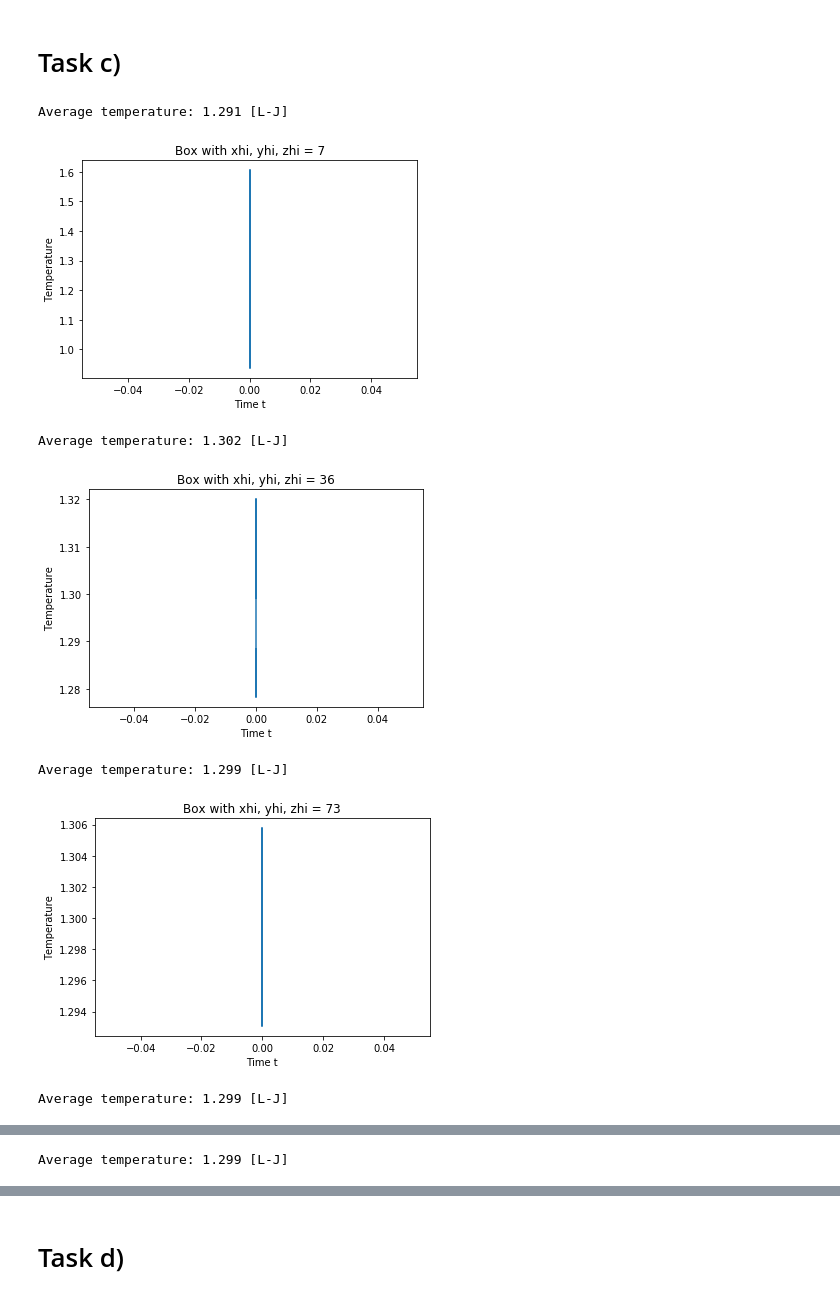
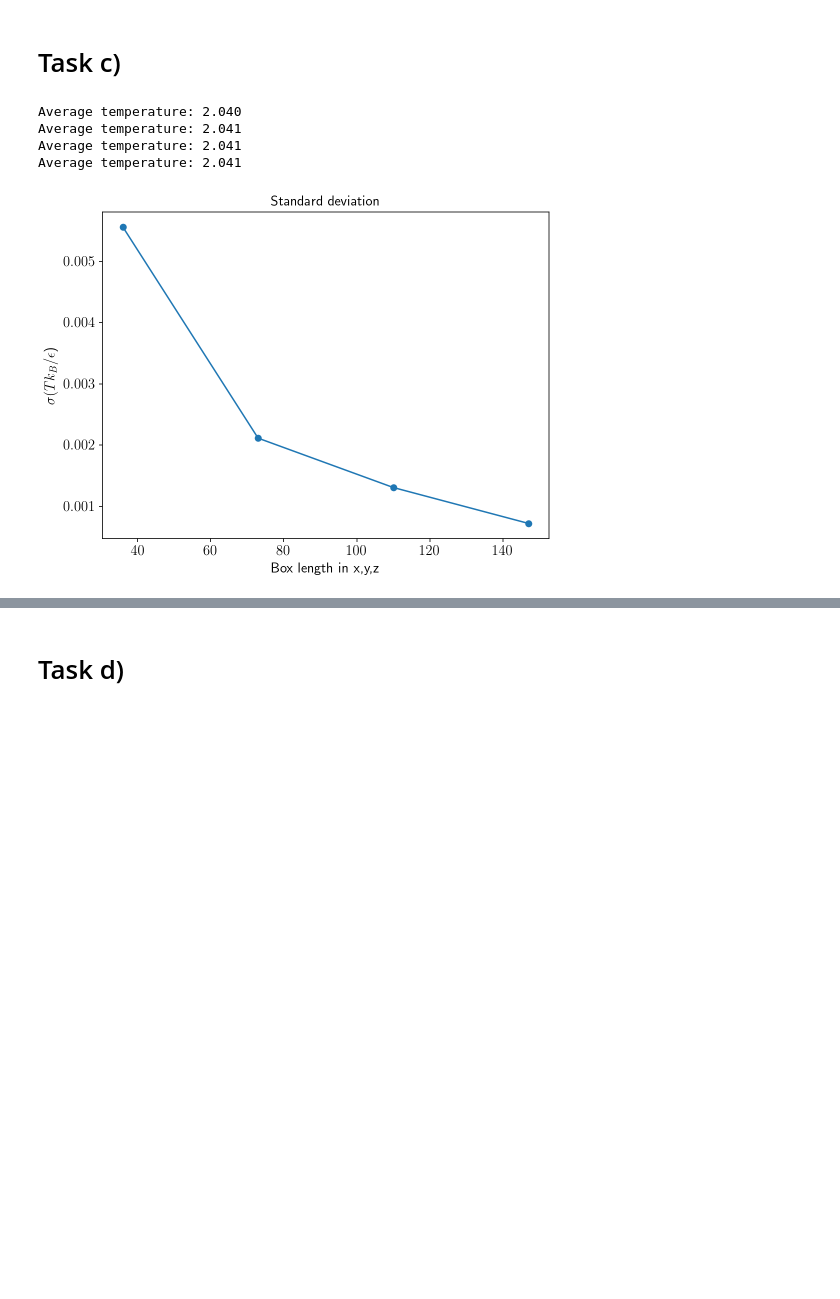
Before and after one commit to chdre/FYS4460, a Jupyter notebook: Project1/Project1.ipynb, the cells around one changed output, grey strips where cells are left out. Saved outputs shown, nothing was run; the diff lists cells and outputs as text; code cells hidden in the pictures; blank space fills up the shorter version.

```diff
--- a/Project1/Project1.ipynb
+++ b/Project1/Project1.ipynb
@@ -1,6 +1,7 @@
 # %%
 %matplotlib inline
 # %matplotlib notebook
+%config InlineBackend.figure_format = 'retina'
 
 import matplotlib.pyplot as plt
 from mpl_toolkits.mplot3d import Axes3D
@@ -9,6 +10,20 @@ import pandas as pd
 import re
 from sklearn.linear_model import LinearRegression
 
+plt.rcParams['figure.figsize'] = (8.0, 6.0) # set default size of plots
+plt.rcParams['image.interpolation'] = 'nearest'
+plt.rcParams['image.cmap'] = 'gray'
+
+# Set fontsizes in figures
+params = {'axes.labelsize': 'x-large',
+          'axes.titlesize': 'x-large',
+          'xtick.labelsize': 'x-large',
+          'ytick.labelsize': 'x-large',
+          'legend.fontsize': 'large',
+          'legend.handlelength': 2}
+plt.rcParams.update(params)
+plt.rc('text', usetex=True)
+
 # TO DO
 # 1) change from len(x) to x.shape[]
 # 2) check if all t are correct after changing during work on task i
@@ -243,37 +255,33 @@ From the above figures we see that the energy dissiapates linearly (after a shor
 # Task c)
 # %%
 def temperature_variable_box(df):
+    std = [] #np.zeros(len(df))
+    sysSize = [] #np.zeros_like(std)
+
     for sys_size in range(len(df)):
         # Each timestep
         dataframe = df[sys_size]
         T = dataframe[['Temp']].to_numpy()
         dt = dataframe[['Dt']].to_numpy()[0]
-        xhi = dataframe[['Xhi']].to_numpy(dtype=int)[0,0]
-        t_steps = dataframe[['Step']].to_numpy(dtype=int)[0]
-
-        equi_factor = 0.2
-
-        T = T[int(equi_factor * len(T)) + 1:]    # System i equilibrium
-
-        t_start = int(t_steps * equi_factor)
-        t_equi_steps = int(t_steps * (1 - equi_factor))
-        t = np.linspace(t_start * dt, t_steps * dt, len(T))
+        lx = dataframe[['Lx']].to_numpy(dtype=int)[0,0]
+        t = dataframe[['Time']].to_numpy(dtype=int)
 
         T_avg = np.average(T)
-        print(f'Average temperature: {T_avg:.3f} [L-J]')
+        print(f'Average temperature: {T_avg:.3f}')
 
-        plt.plot(t[:,0], T[:,0])
-        plt.xlabel('Time t')
-        plt.ylabel('Temperature')
-        plt.title(f'Box with xhi, yhi, zhi = {xhi}')
-        plt.show()
+        std.append(np.std(T))
+        sysSize.append(lx)
+
+    plt.plot(sysSize, std, '-o')
+    plt.xlabel(f'Box length in x,y,z')
+    plt.ylabel(f'$\\sigma(Tk_B/\\epsilon$)')
+    plt.title(f'Standard deviation')
+    plt.show()
 
 temperature_variable_box(read_log('./task_c/log.lammps'))
 # %% [output]
-Average temperature: 1.291 [L-J]
+Average temperature: 2.040
+Average temperature: 2.041
+Average temperature: 2.041
+Average temperature: 2.041
-[figure, old version]
+[figure, new version]
-Average temperature: 1.302 [L-J]
-[figure, removed]
-Average temperature: 1.299 [L-J]
-[figure, removed]
-Average temperature: 1.299 [L-J]
@@ -281 +287,0 @@ Average temperature: 1.299 [L-J]
-Average temperature: 1.299 [L-J]
```
Also changed, not shown: parts of 35 cells of this notebook, 55 other files.
